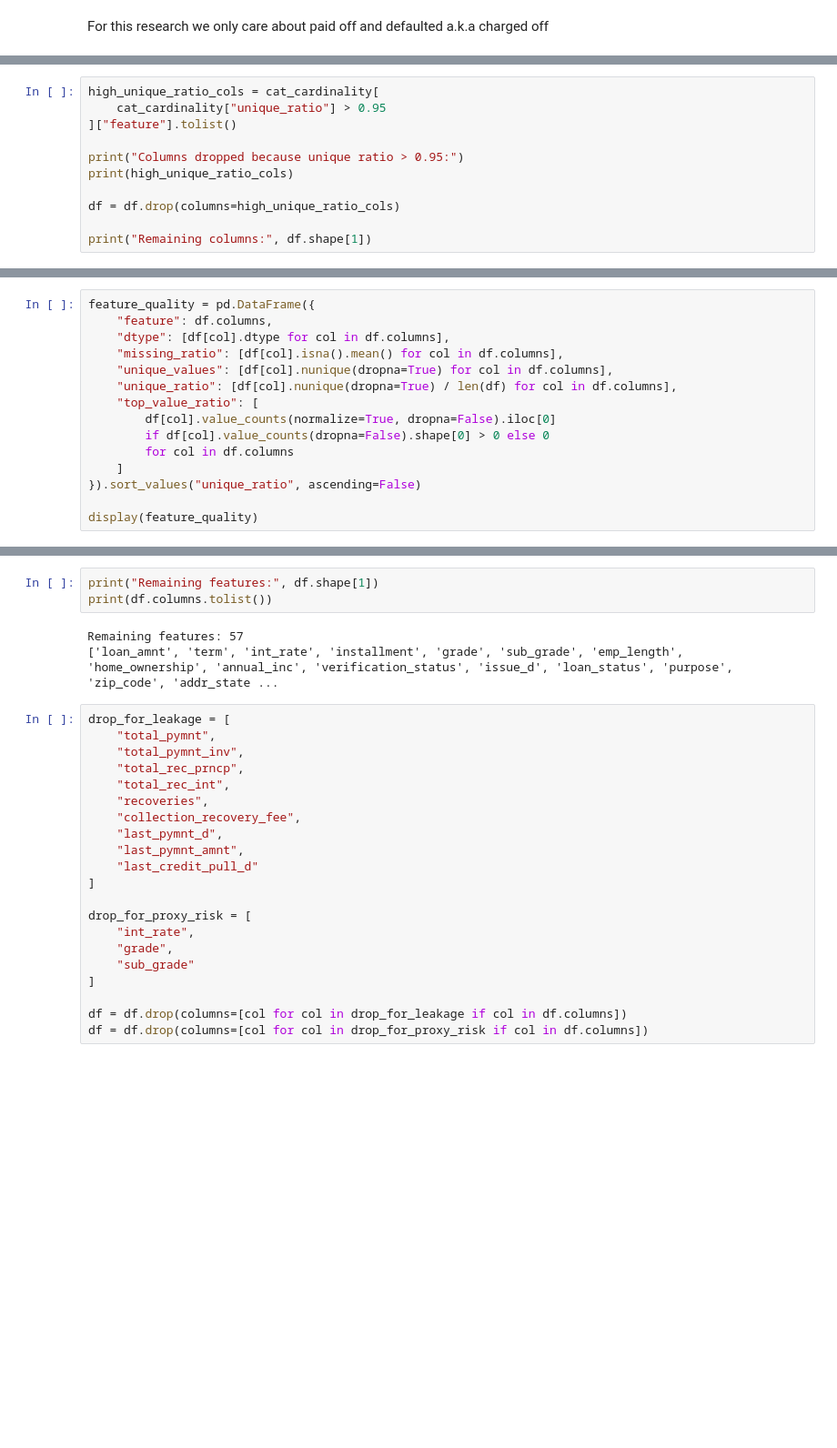
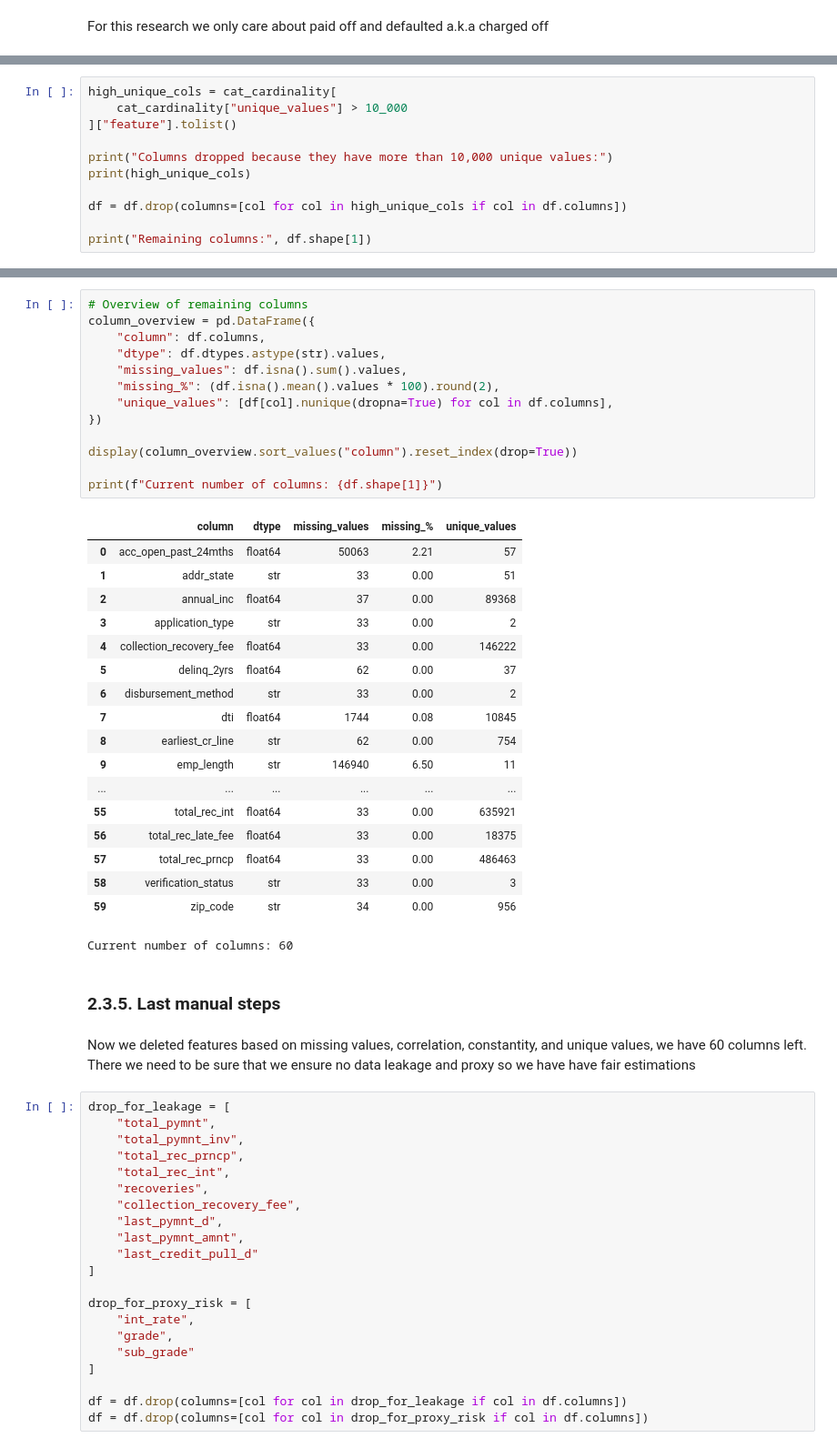
Before and after one commit to TimAngevare/Adversarial-Attacks-on-Class-Imbalanced-Lending-Default-Models, a Jupyter notebook: Notebook_Final_V1.ipynb, the cells around one changed output, grey strips where cells are left out. Shown at 91% size. Cells and saved outputs as stored; diff of their text form; blank space fills up the shorter version.

```diff
--- a/Notebook_Final_V1.ipynb
+++ b/Notebook_Final_V1.ipynb
@@ -523,12 +472,12 @@ See https://pandas.pydata.org/docs/user_guide/migration-3-strings.html#string-mi
 # %%
-high_unique_ratio_cols = cat_cardinality[
-    cat_cardinality["unique_ratio"] > 0.95
+high_unique_cols = cat_cardinality[
+    cat_cardinality["unique_values"] > 10_000
 ]["feature"].tolist()
 
-print("Columns dropped because unique ratio > 0.95:")
-print(high_unique_ratio_cols)
+print("Columns dropped because they have more than 10,000 unique values:")
+print(high_unique_cols)
 
-df = df.drop(columns=high_unique_ratio_cols)
+df = df.drop(columns=[col for col in high_unique_cols if col in df.columns])
 
 print("Remaining columns:", df.shape[1])
 # %% [output]
@@ -593,15 +486,0 @@ Remaining columns: 60
-# %%
-feature_quality = pd.DataFrame({
-    "feature": df.columns,
-    "dtype": [df[col].dtype for col in df.columns],
-    "missing_ratio": [df[col].isna().mean() for col in df.columns],
-    "unique_values": [df[col].nunique(dropna=True) for col in df.columns],
-    "unique_ratio": [df[col].nunique(dropna=True) / len(df) for col in df.columns],
-    "top_value_ratio": [
-        df[col].value_counts(normalize=True, dropna=False).iloc[0]
-        if df[col].value_counts(dropna=False).shape[0] > 0 else 0
-        for col in df.columns
-    ]
-}).sort_values("unique_ratio", ascending=False)
-
-display(feature_quality)
@@ -665,9 +487,39 @@ Remaining columns: 57
-# %%
-print("Remaining features:", df.shape[1])
-print(df.columns.tolist())
-# %% [output]
-Remaining features: 57
-['loan_amnt', 'term', 'int_rate', 'installment', 'grade', 'sub_grade', 'emp_length', 'home_ownership', 'annual_inc', 'verification_status', 'issue_d', 'loan_status', 'purpose', 'zip_code', 'addr_state ...
+# %%
+# Overview of remaining columns
+column_overview = pd.DataFrame({
+    "column": df.columns,
+    "dtype": df.dtypes.astype(str).values,
+    "missing_values": df.isna().sum().values,
+    "missing_%": (df.isna().mean().values * 100).round(2),
+    "unique_values": [df[col].nunique(dropna=True) for col in df.columns],
+})
+
+display(column_overview.sort_values("column").reset_index(drop=True))
+
+print(f"Current number of columns: {df.shape[1]}")
+# %% [output]
+|  | column | dtype | missing_values | missing_% | unique_values |
+| 0 | acc_open_past_24mths | float64 | 50063 | 2.21 | 57 |
+| 1 | addr_state | str | 33 | 0.00 | 51 |
+| 2 | annual_inc | float64 | 37 | 0.00 | 89368 |
+| 3 | application_type | str | 33 | 0.00 | 2 |
+| 4 | collection_recovery_fee | float64 | 33 | 0.00 | 146222 |
+| 5 | delinq_2yrs | float64 | 62 | 0.00 | 37 |
+| 6 | disbursement_method | str | 33 | 0.00 | 2 |
+| 7 | dti | float64 | 1744 | 0.08 | 10845 |
+| 8 | earliest_cr_line | str | 62 | 0.00 | 754 |
+| 9 | emp_length | str | 146940 | 6.50 | 11 |
+| ... | ... | ... | ... | ... | ... |
+| 55 | total_rec_int | float64 | 33 | 0.00 | 635921 |
+| 56 | total_rec_late_fee | float64 | 33 | 0.00 | 18375 |
+| 57 | total_rec_prncp | float64 | 33 | 0.00 | 486463 |
+| 58 | verification_status | str | 33 | 0.00 | 3 |
+| 59 | zip_code | str | 34 | 0.00 | 956 |
+Current number of columns: 60
+# %% [markdown]
+### 2.3.5. Last manual steps
+# %% [markdown]
+Now we deleted features based on missing values, correlation, constantity, and unique values, we have 60 columns left. There we need to be sure that we ensure no data leakage and proxy so we have have fair estimations
 # %%
 drop_for_leakage = [
     "total_pymnt",
```
Also changed, not shown: parts of 48 cells of this notebook.
